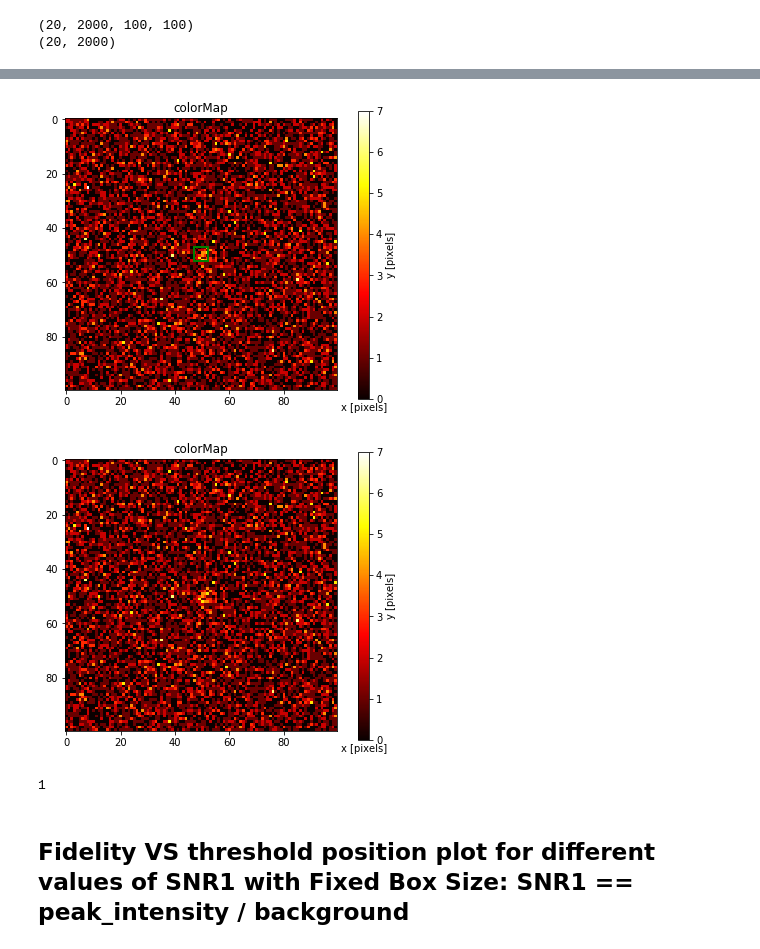
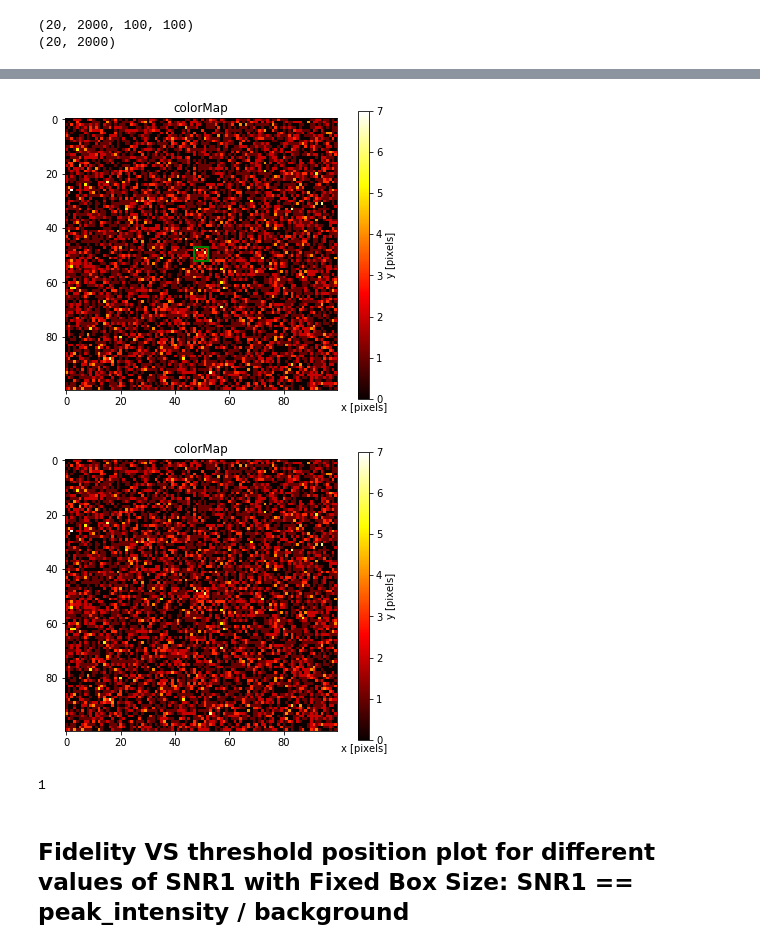
Before and after one commit to cliulinnaeus/AtomDetection, a Jupyter notebook: main.ipynb, the cells around one changed output, grey strips where cells are left out. Cells and saved outputs as stored; diff of their text form; code cells hidden in the pictures.

```diff
--- a/main.ipynb
+++ b/main.ipynb
@@ -132,18 +132,18 @@ plt.show()
 # %%
-idx=5
+idx=2
 
 snr_idx = -1
 a = data_tr_for_different_snr[snr_idx][idx]
 b = labels_tr_for_different_snr[snr_idx][idx]
 # print(clf)
 clf = clfs[snr_idx]
 clf.visualize_data(a)
 visualize(a)
 print(b)
 # print(a[51])
 # %% [output]
-[figure, old version]
+[figure, new version]
-[figure, old version]
+[figure, new version]
 1
 # %% [markdown]
 Fidelity VS threshold position plot for different values of SNR1 with Fixed Box Size: SNR1 == peak_intensity / background
```
Also changed, not shown: parts of 4 cells of this notebook, 7 other files.
